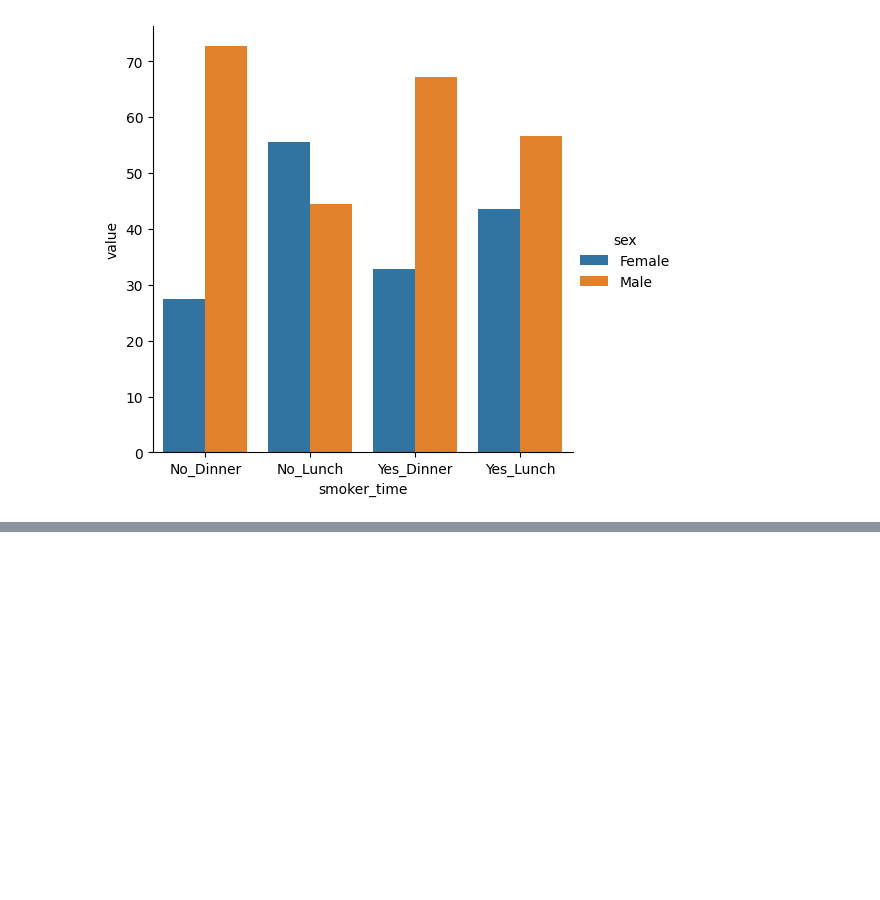
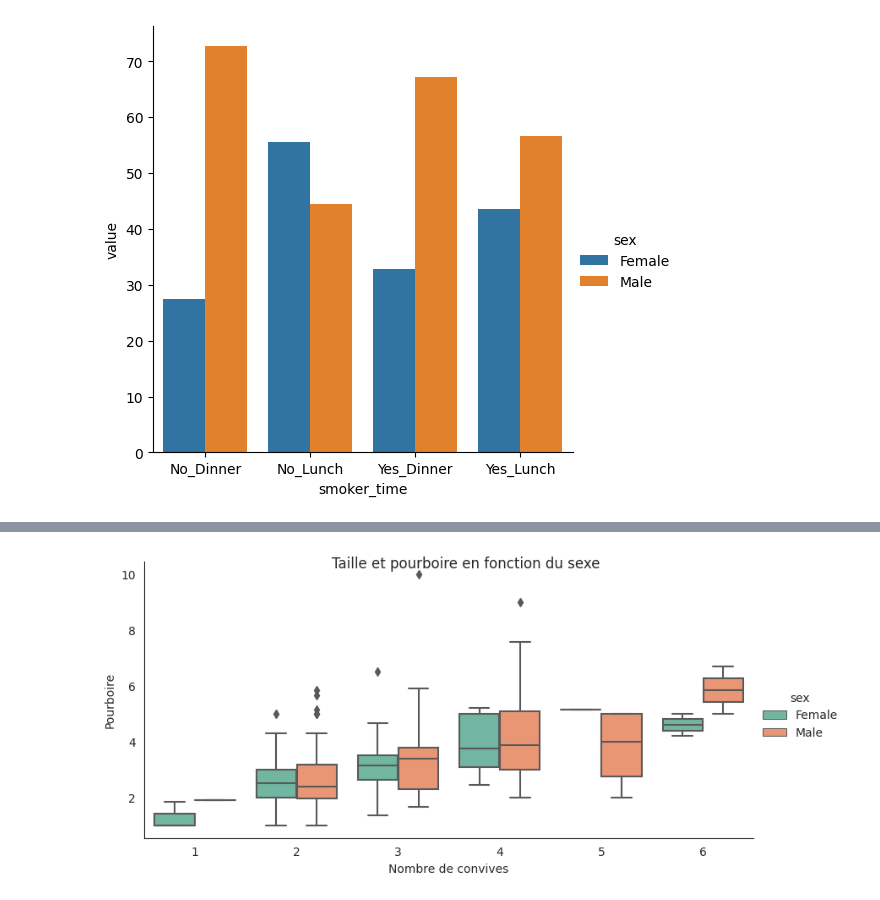
Before and after one commit to DavidTGAUTIER/mini-projects, a Jupyter notebook: Pandas-Stats/stats.ipynb, the cells around one changed output, grey strips where cells are left out. Saved outputs shown, nothing was run; the diff lists cells and outputs as text; code cells hidden in the pictures; blank space fills up the shorter version.

```diff
--- a/Pandas-Stats/stats.ipynb
+++ b/Pandas-Stats/stats.ipynb
@@ -1341,0 +1354,8 @@ sns.catplot(data=tm, x="smoker_time", y="value", hue="sex", kind="bar");
+# %%
+sns.set_style("white")
+p = sns.catplot(data=tips, x="size", y="tip", hue="sex",
+                kind="box", palette="Set2", height=4, aspect=2)
+p.fig.suptitle("Taille et pourboire en fonction du sexe")
+p.set_axis_labels("Nombre de convives", "Pourboire");
+# %% [output]
+[figure, added]
```
Also changed, not shown: parts of 1 cell of this notebook.
